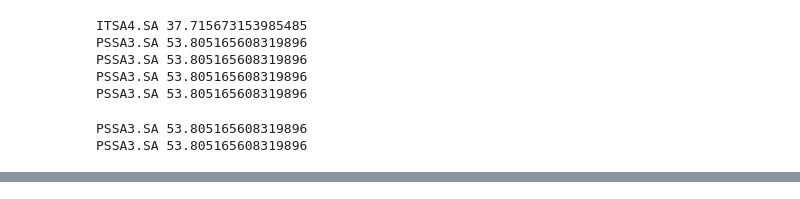
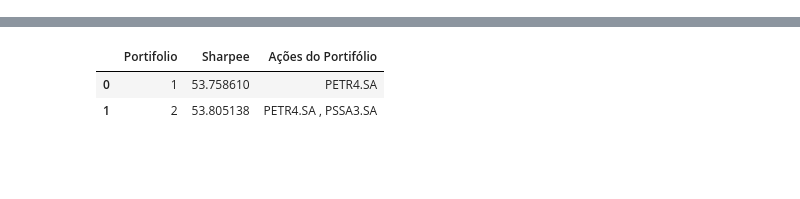
Before and after one commit to laupontiroli/APS3_dados, a Jupyter notebook: passos.ipynb, the cells around one changed output, grey strips where cells are left out. Cells and saved outputs as stored; diff of their text form; code cells hidden in the pictures; blank space fills up the shorter version.

```diff
--- a/passos.ipynb
+++ b/passos.ipynb
@@ -124,14 +143,9 @@ for acao in acoes_sharpee_positivo:
     if sharpep_1>maior_sharpee:
         maior_sharpee=sharpep_1
         acao2=acao
+
+
+acoes_sharpee_positivo.remove(acao2)
-# %% [output]
-ITSA4.SA 37.715673153985485
-PSSA3.SA 53.805165608319896
-PSSA3.SA 53.805165608319896
-PSSA3.SA 53.805165608319896
-PSSA3.SA 53.805165608319896
-PSSA3.SA 53.805165608319896
-PSSA3.SA 53.805165608319896
 # %%
 #adicionando a acao com mais rendimendo ao portifólio real
 
@@ -156,4 +170,8 @@ sigmap= retp.std()
 sharpep_2 = ret_totalp/sigmap
 
 print(sharpep_2)
+
+df_sharpee.loc[1] = [2, sharpep_2, acao1+' , '+acao2]
+
+df_sharpee.head()
 # %% [output]
@@ -160,0 +179,3 @@ print(sharpep_2)
+|  | Portifolio | Sharpee | Ações do Portifólio |
+| 0 | 1 | 53.758610 | PETR4.SA |
+| 1 | 2 | 53.805138 | PETR4.SA , PSSA3.SA |
```
Also changed, not shown: parts of 10 cells of this notebook.
